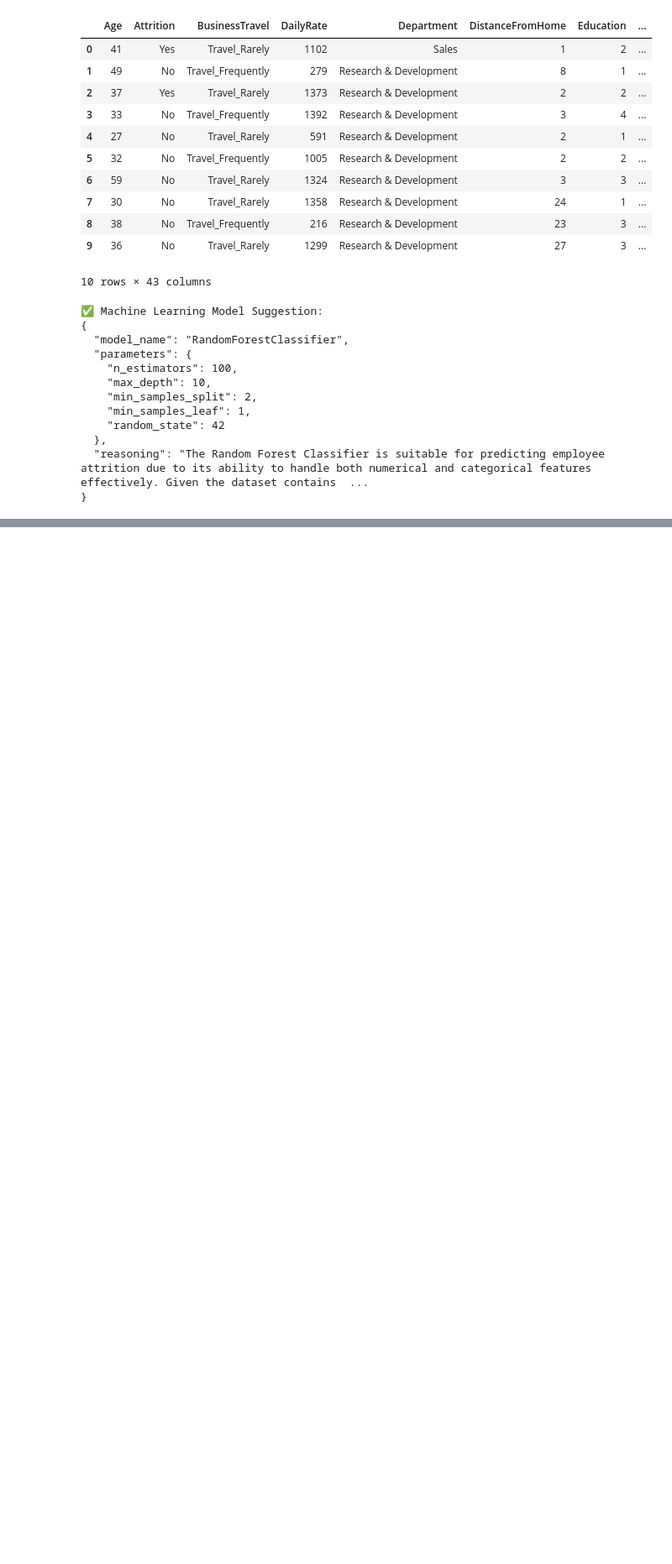
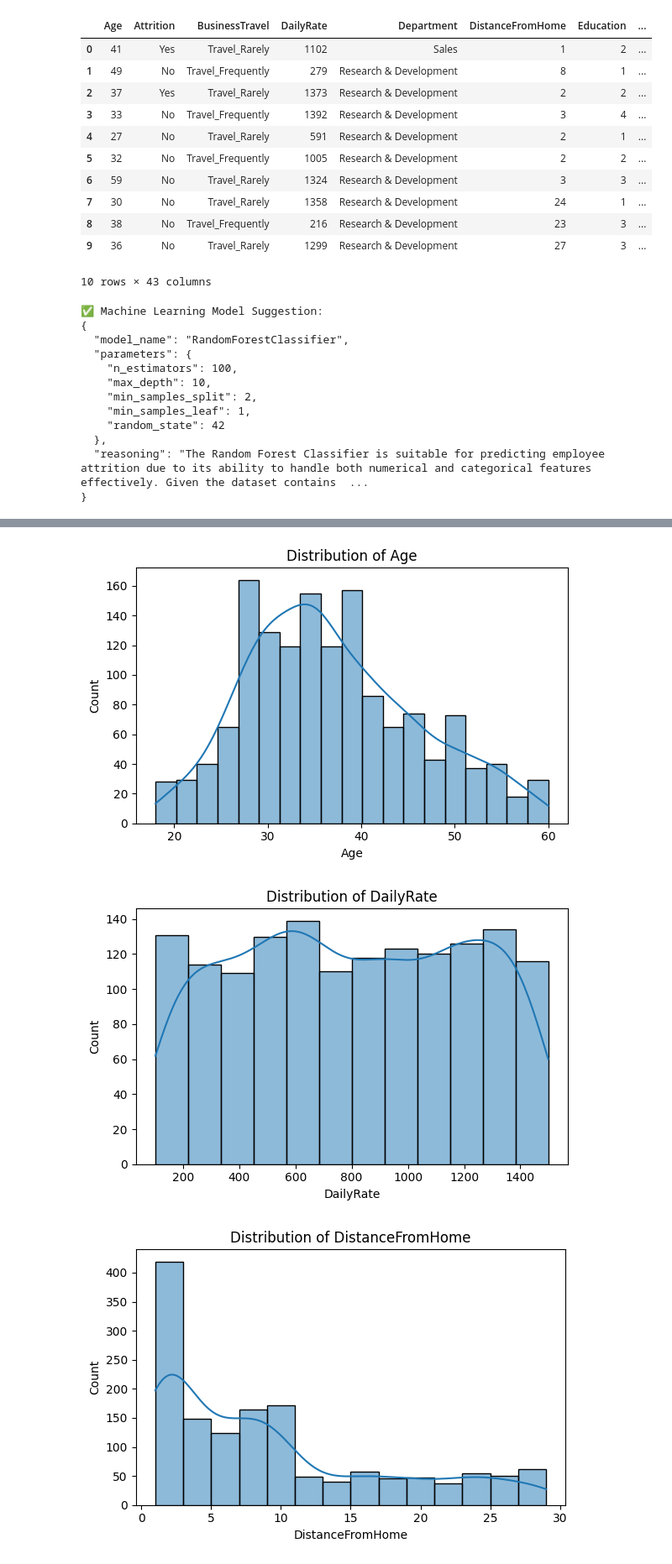
Before and after one commit to duracellrabbid/is5126-final-assignment, a Jupyter notebook: group-assignment.ipynb, the cells around one changed output, grey strips where cells are left out. Shown at 84% size. Drawn from its saved outputs; the diff is of its cells as text; code cells hidden in the pictures; blank space fills up the shorter version.

```diff
--- a/group-assignment.ipynb
+++ b/group-assignment.ipynb
@@ -720,0 +1052,41 @@ print(parsed_ml.model_dump_json(indent=2))
+# %%
+# Build and run the LangGraph pipeline
+from langgraph.graph import StateGraph
+
+# Guard: ensure df exists
+try:
+    assert 'df' in globals()
+except AssertionError:
+    raise RuntimeError("DataFrame 'df' not found. Run earlier cells to load the dataset.")
+
+eda_graph = StateGraph(EDAState)
+eda_graph.add_node("summarize", node_summarize)
+eda_graph.add_node("data_dictionary", node_data_dictionary)
+eda_graph.add_node("missing_values", node_missing_values)
+eda_graph.add_node("visualize", node_visualize)
+eda_graph.add_node("encoding", node_encoding)
+eda_graph.add_node("insights", node_insights)
+eda_graph.add_node("feature_selection", node_feature_selection)
+
+# Order: summarize -> data_dictionary -> missing -> visualize -> encoding -> insights -> feature_selection
+eda_graph.add_edge("summarize", "data_dictionary")
+eda_graph.add_edge("data_dictionary", "missing_values")
+eda_graph.add_edge("missing_values", "visualize")
+eda_graph.add_edge("visualize", "encoding")
+eda_graph.add_edge("encoding", "insights")
+eda_graph.add_edge("insights", "feature_selection")
+eda_graph.add_edge("feature_selection", END)
+eda_graph.set_entry_point("summarize")
+
+compiled = eda_graph.compile()
+
+initial_state: EDAState = {"df": df.copy()}
+result_state = compiled.invoke(initial_state)
+
+# Store to variables for easy access
+eda_state = result_state
+print("✅ EDA graph executed.")
+# %% [output]
+[figure, added]
+[figure, added]
+[figure, added]
```
Also changed, not shown: parts of 8 cells of this notebook.
